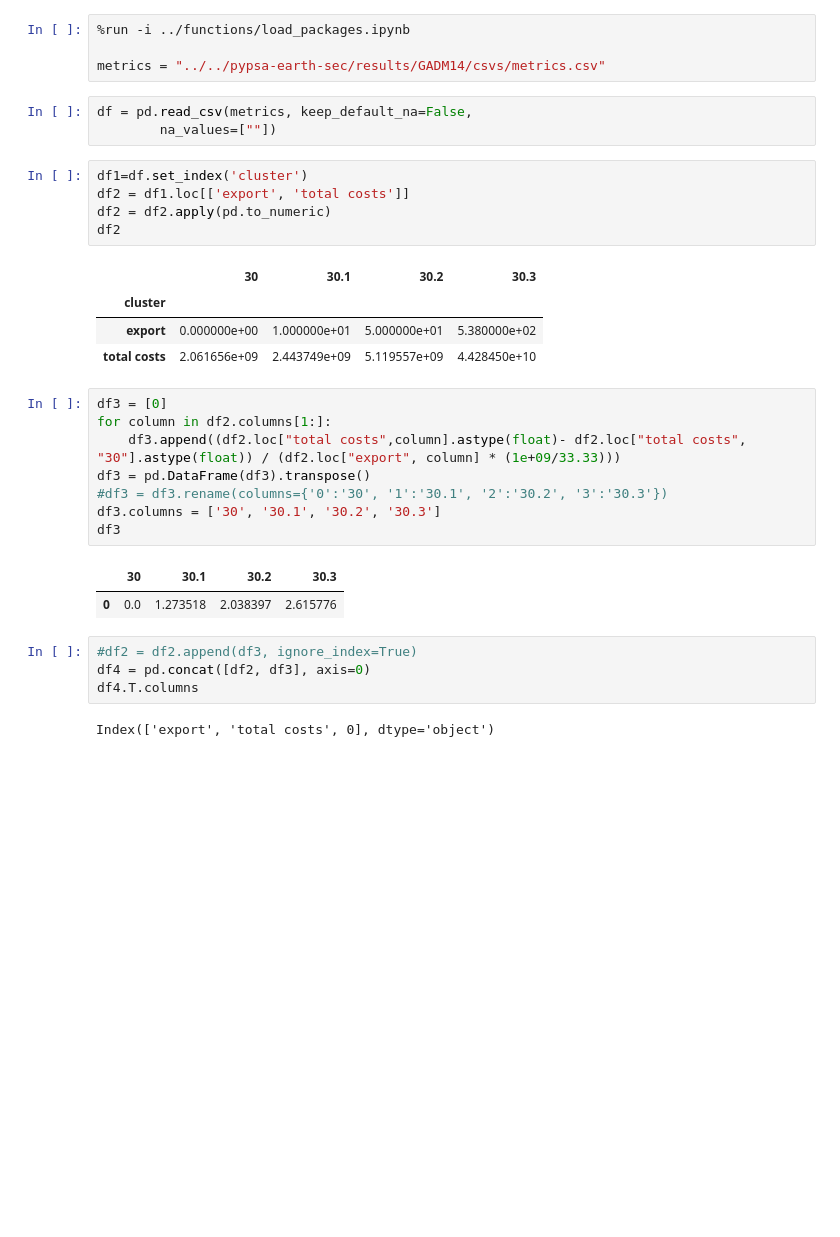
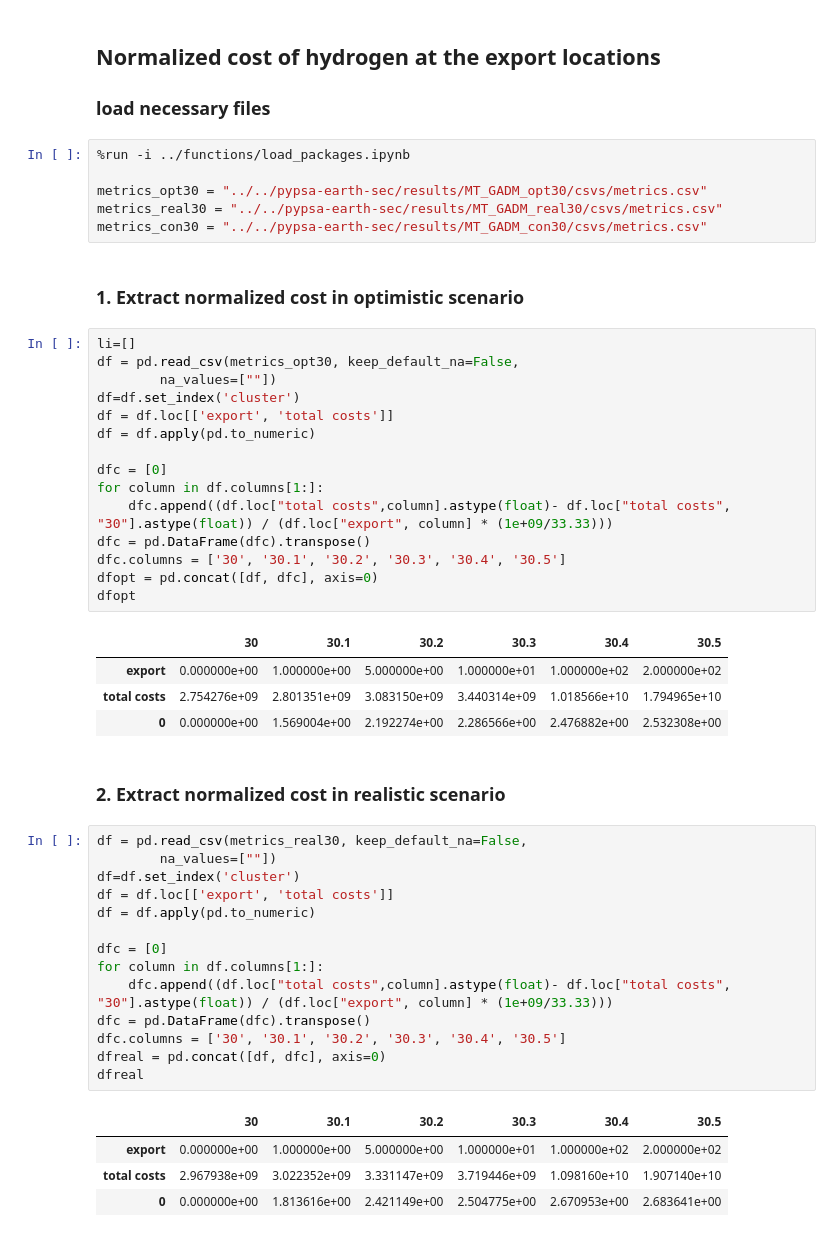
Before and after one commit to rajesh-ieg/thesis-notebook, a Jupyter notebook: analysis/hydrogen_network_analysis.ipynb, the cells around one changed output. Saved outputs shown, nothing was run; the diff lists cells and outputs as text; blank space fills up the shorter version.

```diff
--- a/analysis/hydrogen_network_analysis.ipynb
+++ b/analysis/hydrogen_network_analysis.ipynb
@@ -1,34 +1,53 @@
+# %% [markdown]
+## Normalized cost of hydrogen at the export locations
+
+### load necessary files
 # %%
 %run -i ../functions/load_packages.ipynb
 
-metrics = "../../pypsa-earth-sec/results/GADM14/csvs/metrics.csv"
+metrics_opt30 = "../../pypsa-earth-sec/results/MT_GADM_opt30/csvs/metrics.csv"
+metrics_real30 = "../../pypsa-earth-sec/results/MT_GADM_real30/csvs/metrics.csv"
+metrics_con30 = "../../pypsa-earth-sec/results/MT_GADM_con30/csvs/metrics.csv"
-# %%
-df = pd.read_csv(metrics, keep_default_na=False,
-        na_values=[""])
-# %%
-df1=df.set_index('cluster')
-df2 = df1.loc[['export', 'total costs']]
-df2 = df2.apply(pd.to_numeric)
-df2
-# %% [output]
-|  | 30 | 30.1 | 30.2 | 30.3 |
-| cluster |  |  |  |  |
-| export | 0.000000e+00 | 1.000000e+01 | 5.000000e+01 | 5.380000e+02 |
-| total costs | 2.061656e+09 | 2.443749e+09 | 5.119557e+09 | 4.428450e+10 |
+# %% [markdown]
+### 1. Extract normalized cost in optimistic scenario
+# %%
+li=[]
+df = pd.read_csv(metrics_opt30, keep_default_na=False,
+        na_values=[""])
+df=df.set_index('cluster')
+df = df.loc[['export', 'total costs']]
+df = df.apply(pd.to_numeric)
+
+dfc = [0]
+for column in df.columns[1:]:
+    dfc.append((df.loc["total costs",column].astype(float)- df.loc["total costs", "30"].astype(float)) / (df.loc["export", column] * (1e+09/33.33)))
+dfc = pd.DataFrame(dfc).transpose()
+dfc.columns = ['30', '30.1', '30.2', '30.3', '30.4', '30.5']
+dfopt = pd.concat([df, dfc], axis=0)
+dfopt
+# %% [output]
+|  | 30 | 30.1 | 30.2 | 30.3 | 30.4 | 30.5 |
+| export | 0.000000e+00 | 1.000000e+00 | 5.000000e+00 | 1.000000e+01 | 1.000000e+02 | 2.000000e+02 |
+| total costs | 2.754276e+09 | 2.801351e+09 | 3.083150e+09 | 3.440314e+09 | 1.018566e+10 | 1.794965e+10 |
+| 0 | 0.000000e+00 | 1.569004e+00 | 2.192274e+00 | 2.286566e+00 | 2.476882e+00 | 2.532308e+00 |
+# %% [markdown]
+### 2. Extract normalized cost in realistic scenario
 # %%
-df3 = [0]
-for column in df2.columns[1:]:
-    df3.append((df2.loc["total costs",column].astype(float)- df2.loc["total costs", "30"].astype(float)) / (df2.loc["export", column] * (1e+09/33.33)))
-df3 = pd.DataFrame(df3).transpose()
-#df3 = df3.rename(columns={'0':'30', '1':'30.1', '2':'30.2', '3':'30.3'})
-df3.columns = ['30', '30.1', '30.2', '30.3']
-df3
+df = pd.read_csv(metrics_real30, keep_default_na=False,
+        na_values=[""])
+df=df.set_index('cluster')
+df = df.loc[['export', 'total costs']]
+df = df.apply(pd.to_numeric)
+
+dfc = [0]
+for column in df.columns[1:]:
+    dfc.append((df.loc["total costs",column].astype(float)- df.loc["total costs", "30"].astype(float)) / (df.loc["export", column] * (1e+09/33.33)))
+dfc = pd.DataFrame(dfc).transpose()
+dfc.columns = ['30', '30.1', '30.2', '30.3', '30.4', '30.5']
+dfreal = pd.concat([df, dfc], axis=0)
+dfreal
 # %% [output]
-|  | 30 | 30.1 | 30.2 | 30.3 |
-| 0 | 0.0 | 1.273518 | 2.038397 | 2.615776 |
+|  | 30 | 30.1 | 30.2 | 30.3 | 30.4 | 30.5 |
+| export | 0.000000e+00 | 1.000000e+00 | 5.000000e+00 | 1.000000e+01 | 1.000000e+02 | 2.000000e+02 |
+| total costs | 2.967938e+09 | 3.022352e+09 | 3.331147e+09 | 3.719446e+09 | 1.098160e+10 | 1.907140e+10 |
+| 0 | 0.000000e+00 | 1.813616e+00 | 2.421149e+00 | 2.504775e+00 | 2.670953e+00 | 2.683641e+00 |
-# %%
-#df2 = df2.append(df3, ignore_index=True)
-df4 = pd.concat([df2, df3], axis=0)
-df4.T.columns
-# %% [output]
-Index(['export', 'total costs', 0], dtype='object')
```
Also changed, not shown: parts of 4 cells of this notebook, 11 other files.
